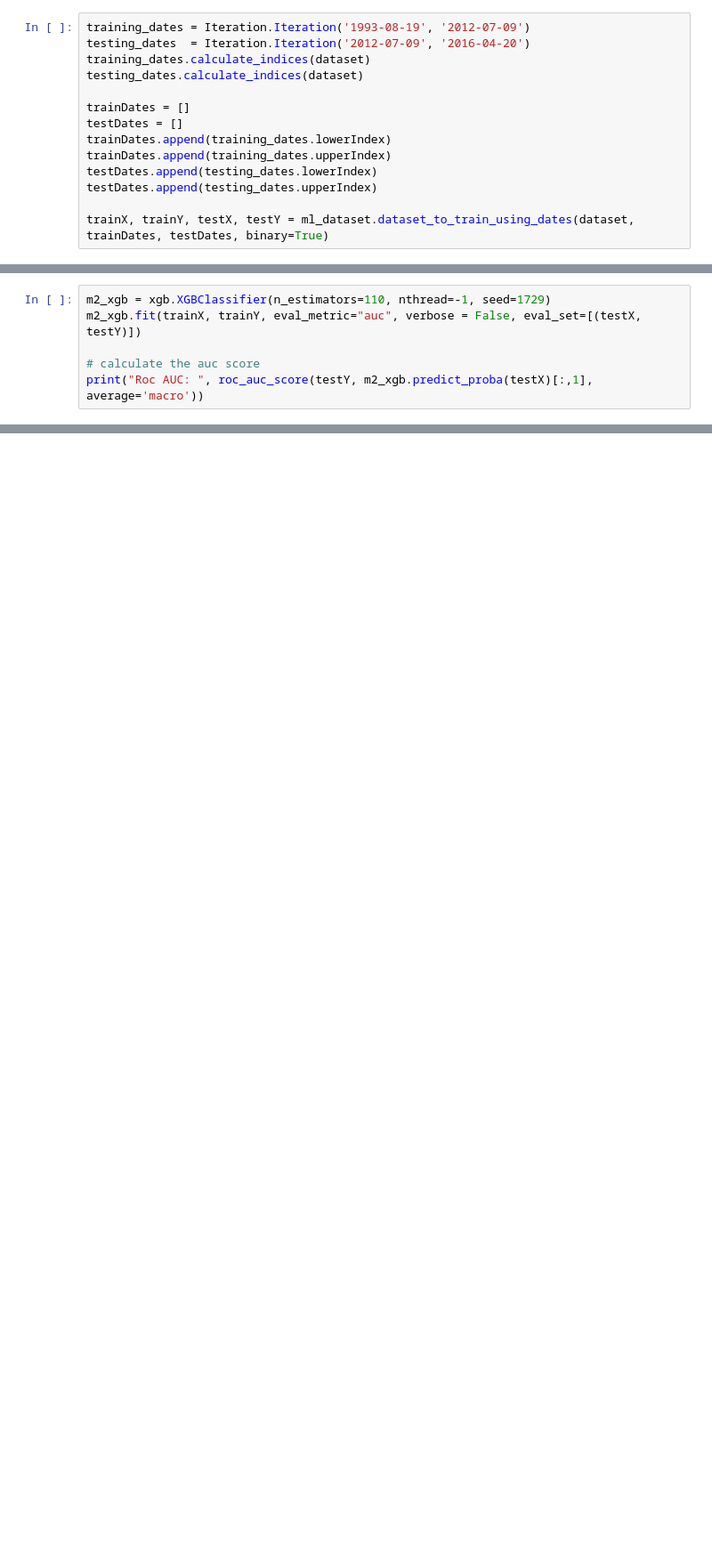
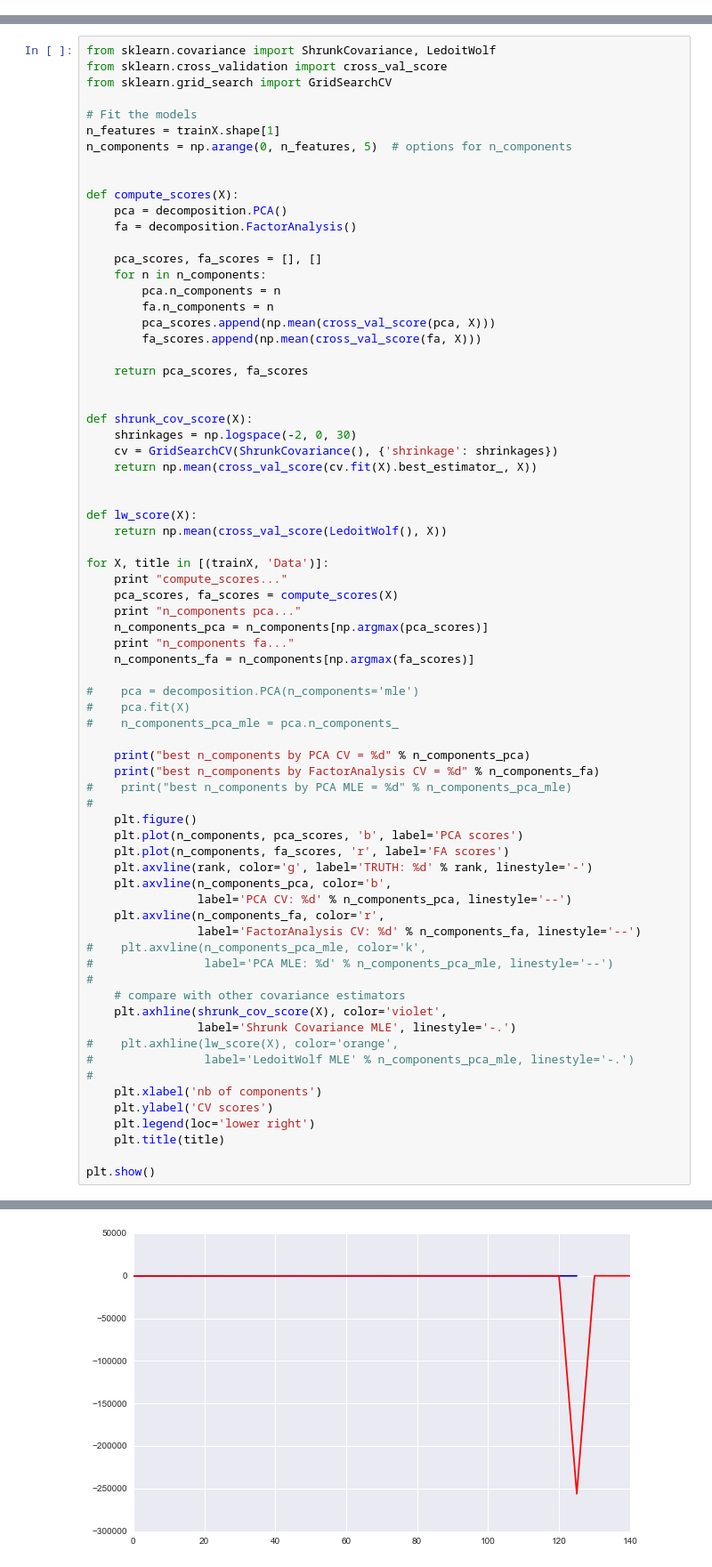
Before and after one commit to pablovicente/stock-index-prediction, a Jupyter notebook: Data_Analysis.ipynb, the cells around one changed output, grey strips where cells are left out. Shown: that part at 89% size. Cells and saved outputs as stored; diff of their text form; blank space fills up the shorter version.

Commit message:
Features analysis and selection (I)

```diff
--- a/Data_Analysis.ipynb
+++ b/Data_Analysis.ipynb
@@ -85,14 +152,0 @@ PCA(copy=True, n_components=2, whiten=False)
-# %%
-training_dates = Iteration.Iteration('1993-08-19', '2012-07-09')
-testing_dates  = Iteration.Iteration('2012-07-09', '2016-04-20')
-training_dates.calculate_indices(dataset)
-testing_dates.calculate_indices(dataset)
-
-trainDates = []
-testDates = []
-trainDates.append(training_dates.lowerIndex)
-trainDates.append(training_dates.upperIndex)
-testDates.append(testing_dates.lowerIndex)
-testDates.append(testing_dates.upperIndex)
-
-trainX, trainY, testX, testY = ml_dataset.dataset_to_train_using_dates(dataset, trainDates, testDates, binary=True)
@@ -123,6 +152,0 @@ plt.show()
-# %%
-m2_xgb = xgb.XGBClassifier(n_estimators=110, nthread=-1, seed=1729)
-m2_xgb.fit(trainX, trainY, eval_metric="auc", verbose = False, eval_set=[(testX, testY)])
-
-# calculate the auc score
-print("Roc AUC: ", roc_auc_score(testY, m2_xgb.predict_proba(testX)[:,1], average='macro'))
@@ -142,0 +153,73 @@ plt.show()
+# %%
+from sklearn.covariance import ShrunkCovariance, LedoitWolf
+from sklearn.cross_validation import cross_val_score
+from sklearn.grid_search import GridSearchCV
+
+# Fit the models
+n_features = trainX.shape[1]
+n_components = np.arange(0, n_features, 5)  # options for n_components
+
+
+def compute_scores(X):
+    pca = decomposition.PCA()
+    fa = decomposition.FactorAnalysis()
+
+    pca_scores, fa_scores = [], []
+    for n in n_components:
+        pca.n_components = n
+        fa.n_components = n
+        pca_scores.append(np.mean(cross_val_score(pca, X)))
+        fa_scores.append(np.mean(cross_val_score(fa, X)))
+
+    return pca_scores, fa_scores
+
+
+def shrunk_cov_score(X):
+    shrinkages = np.logspace(-2, 0, 30)
+    cv = GridSearchCV(ShrunkCovariance(), {'shrinkage': shrinkages})
+    return np.mean(cross_val_score(cv.fit(X).best_estimator_, X))
+
+
+def lw_score(X):
+    return np.mean(cross_val_score(LedoitWolf(), X))
+
+for X, title in [(trainX, 'Data')]:
+    print "compute_scores..."
+    pca_scores, fa_scores = compute_scores(X)
+    print "n_components pca..."
+    n_components_pca = n_components[np.argmax(pca_scores)]
+    print "n_components fa..."
+    n_components_fa = n_components[np.argmax(fa_scores)]
+
+#    pca = decomposition.PCA(n_components='mle')
+#    pca.fit(X)
+#    n_components_pca_mle = pca.n_components_
+
+    print("best n_components by PCA CV = %d" % n_components_pca)
+    print("best n_components by FactorAnalysis CV = %d" % n_components_fa)
+#    print("best n_components by PCA MLE = %d" % n_components_pca_mle)
+#
+    plt.figure()
+    plt.plot(n_components, pca_scores, 'b', label='PCA scores')
+    plt.plot(n_components, fa_scores, 'r', label='FA scores')
+    plt.axvline(rank, color='g', label='TRUTH: %d' % rank, linestyle='-')
+    plt.axvline(n_components_pca, color='b',
+                label='PCA CV: %d' % n_components_pca, linestyle='--')
+    plt.axvline(n_components_fa, color='r',
+                label='FactorAnalysis CV: %d' % n_components_fa, linestyle='--')
+#    plt.axvline(n_components_pca_mle, color='k',
+#                label='PCA MLE: %d' % n_components_pca_mle, linestyle='--')
+#
+    # compare with other covariance estimators
+    plt.axhline(shrunk_cov_score(X), color='violet',
+                label='Shrunk Covariance MLE', linestyle='-.')
+#    plt.axhline(lw_score(X), color='orange',
+#                label='LedoitWolf MLE' % n_components_pca_mle, linestyle='-.')
+#
+    plt.xlabel('nb of components')
+    plt.ylabel('CV scores')
+    plt.legend(loc='lower right')
+    plt.title(title)
+
+plt.show()
+# %% [output]
@@ -142,0 +232 @@ plt.show()
+[figure, added]
```
Also changed, not shown: parts of 15 cells of this notebook, 10 other files.
